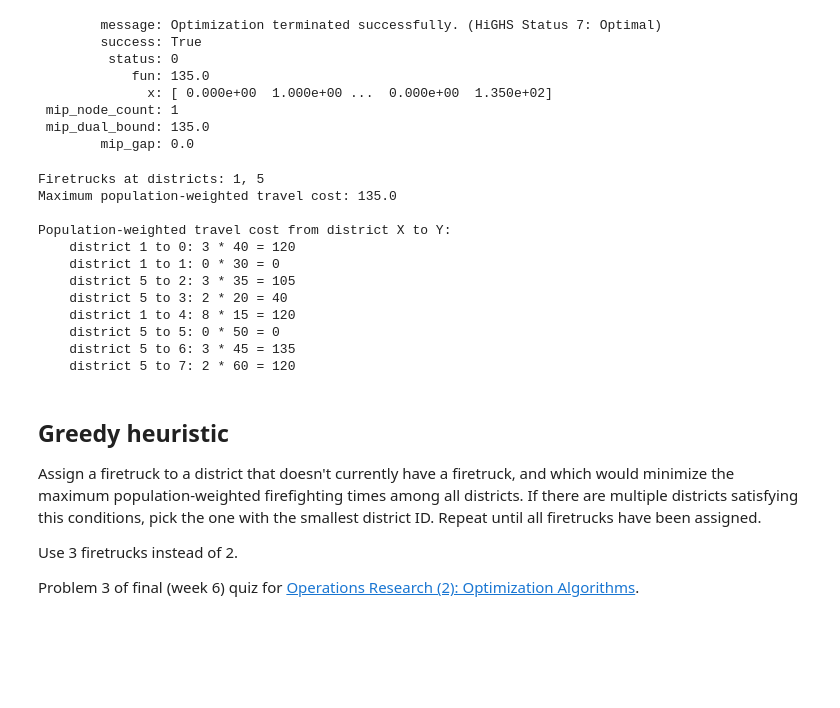
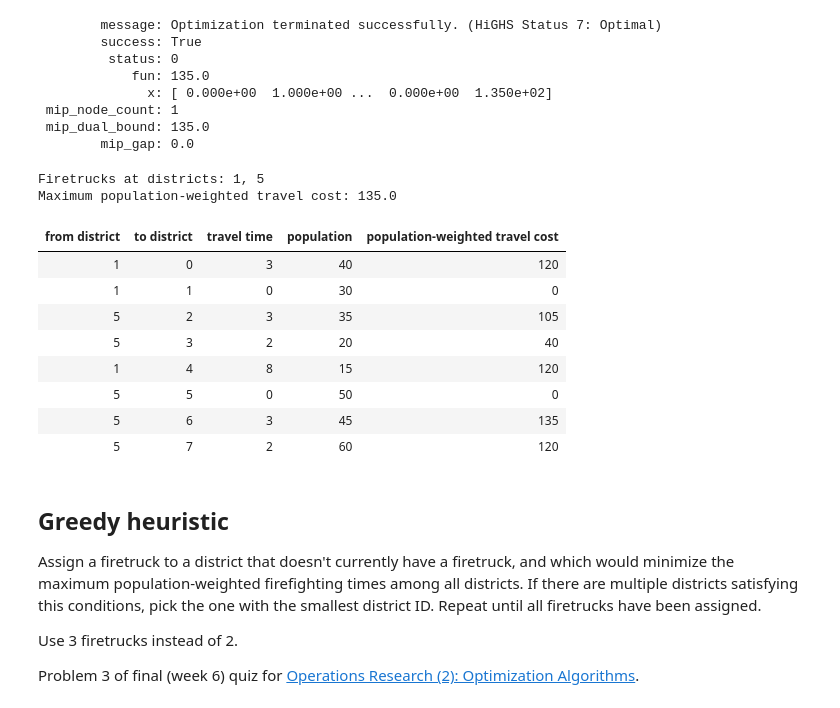
Before and after one commit to bernhardbarker/portfolio, a Jupyter notebook: operations_research/Assign firetrucks to districts.ipynb, the cells around one changed output. Saved outputs shown, nothing was run; the diff lists cells and outputs as text; code cells hidden in the pictures; blank space fills up the shorter version.

```diff
--- a/operations_research/Assign firetrucks to districts.ipynb
+++ b/operations_research/Assign firetrucks to districts.ipynb
@@ -79,6 +79,8 @@ District populations: 40, 30, 35, 20, 15, 50, 45, 60
 Number of firetrucks to assign: 2
 # %%
 # Set objective and constraints
+
+districts = len(district_populations)
 
 # Variables:
 # [
@@ -86,6 +88,9 @@ Number of firetrucks to assign: 2
 #    whether we travel from district 0 to 0, from 0 to 1, ..., from 1 to 0, ..., from 7 to 7,
 #    max population-weighted firefighting time
 # ]
+
+# Only minimise max firefighting time
+coef = [0] * districts + [0] * districts * districts + [1]
 
 # Convenience function to get index of variable for travelling from one district to another
 def travel(from_district, to_district):
@@ -111,7 +116,7 @@ def get_constraints():
         A_curr[from_district] = districts + 1
         for to_district in range(districts):
             A_curr[travel(from_district, to_district)] = -1
-        constraints.append(LinearConstraint(A_curr, 0, np.inf))
+        constraints.append(LinearConstraint(A_curr, lb=0))
 
     # Set max firefighting time
     # max firefighting time >= each travel time, i.e. max firefighting time - each travel time >= 0
@@ -122,14 +127,14 @@ def get_constraints():
         A_curr[-1] = 1
         for from_district in range(districts):
             A_curr[travel(from_district, to_district)] = -district_travel_times[from_district][to_district] * district_populations[to_district]
-        constraints.append(LinearConstraint(A_curr, 0, np.inf))
+        constraints.append(LinearConstraint(A_curr, lb=0))
 
     # Sum of assigned firetrucks shouldn't exceed number of firetrucks
     A_curr = np.zeros(var_count)
     A_curr[:districts] = 1
     constraints.append(LinearConstraint(A_curr, firetrucks, firetrucks))
 
-    # No need to ensure edge values are <= 1, since 1 edge always has a smaller objective value than more than 1 edge
+    # No need to ensure edge values are <= 1, since a value of 1 always has a smaller objective value than a value of more than 1
 
     # Make sure we only assign 0 or 1 firetrucks per location
     for district in range(districts):
@@ -163,29 +163,32 @@ res
 # %%
 # Print solution details
 print("Firetrucks at districts:", ", ".join([str(i) for i in range(districts) if res.x[i]]))
 print("Maximum population-weighted travel cost:", res.x[-1].round())
 print()
 
-print("Population-weighted travel cost from district X to Y:")
-for to_district in range(districts):
-    for from_district in range(districts):
-        if res.x[travel(from_district, to_district)]:
-            print(f"    district {from_district} to {to_district}:",
-                  district_travel_times[from_district][to_district], "*", district_populations[to_district], "=",
-                  district_travel_times[from_district][to_district] * district_populations[to_district])
+pd.DataFrame({
+        "from district": from_district,
+        "to district": to_district,
+        "travel time": district_travel_times[from_district][to_district],
+        "population": district_populations[to_district],
+        "population-weighted travel cost": district_travel_times[from_district][to_district] * district_populations[to_district],
+    }
+    for to_district in range(districts)
+    for from_district in range(districts)
+    if res.x[travel(from_district, to_district)]
+).style.hide()  # hide index
 # %% [output]
 Firetrucks at districts: 1, 5
 Maximum population-weighted travel cost: 135.0
-
-Population-weighted travel cost from district X to Y:
-    district 1 to 0: 3 * 40 = 120
-    district 1 to 1: 0 * 30 = 0
-    district 5 to 2: 3 * 35 = 105
-    district 5 to 3: 2 * 20 = 40
-    district 1 to 4: 8 * 15 = 120
-    district 5 to 5: 0 * 50 = 0
-    district 5 to 6: 3 * 45 = 135
-    district 5 to 7: 2 * 60 = 120
+| from district | to district | travel time | population | population-weighted travel cost |
+| 1 | 0 | 3 | 40 | 120 |
+| 1 | 1 | 0 | 30 | 0 |
+| 5 | 2 | 3 | 35 | 105 |
+| 5 | 3 | 2 | 20 | 40 |
+| 1 | 4 | 8 | 15 | 120 |
+| 5 | 5 | 0 | 50 | 0 |
+| 5 | 6 | 3 | 45 | 135 |
+| 5 | 7 | 2 | 60 | 120 |
 # %% [markdown]
 ## Greedy heuristic
 
```
Also changed, not shown: parts of 4 cells of this notebook, 13 other files.
